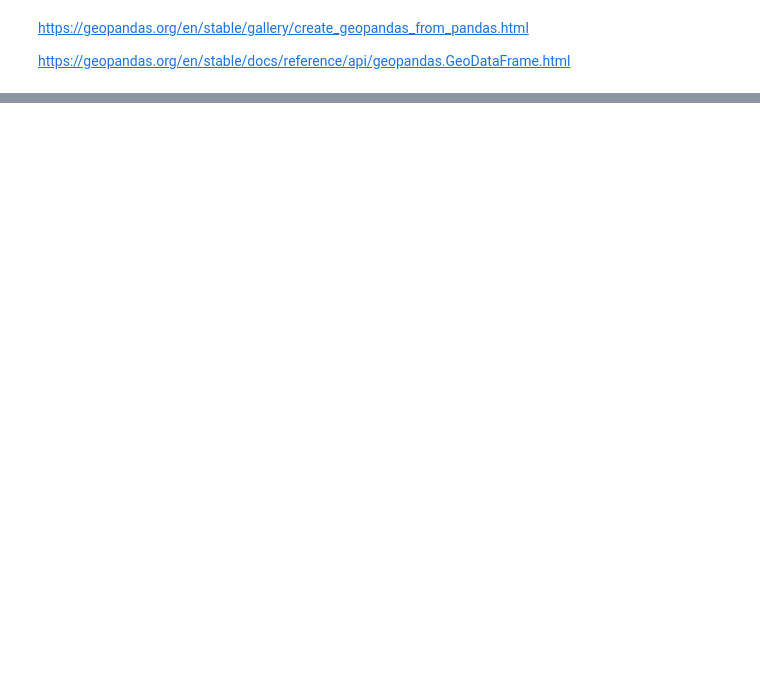
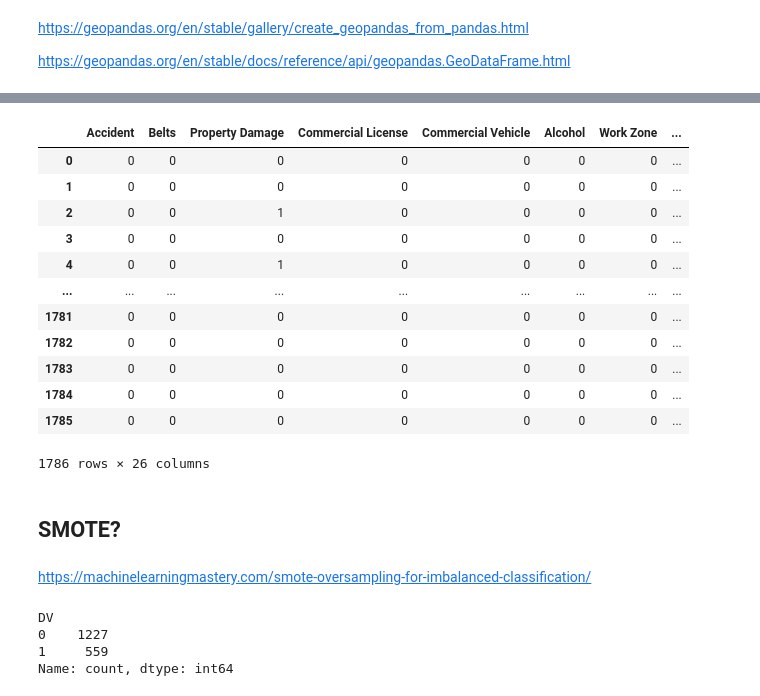
Before and after one commit to ishaqmarashy/red-light-traffic-violation-classification, a Jupyter notebook: models.ipynb, the cells around one changed output, grey strips where cells are left out. Saved outputs shown, nothing was run; the diff lists cells and outputs as text; code cells hidden in the pictures; blank space fills up the shorter version.

Commit message:
add feature reduction, engineering and smote

```diff
--- a/models.ipynb
+++ b/models.ipynb
@@ -145,0 +183,27 @@ merged_df.to_csv(csv_filename3)
+# %%
+from sklearn.preprocessing import LabelEncoder
+
+label_encoder = LabelEncoder()
+
+columns_to_encode =  ['State', 'VehicleType','Color', 'Race', 'Driver City',
+                       'Driver State', 'DL State', 'skyc1', 'Vehicle','Accident',
+                         'Belts', 'Property Damage', 'Commercial License',
+                         'Commercial Vehicle', 'Alcohol', 'Gender','Work Zone']
+
+for column in columns_to_encode:
+    df[column] =label_encoder.fit_transform(df[column])
+df
+# %% [output]
+|  | Accident | Belts | Property Damage | Commercial License | Commercial Vehicle | Alcohol | Work Zone | ... |
+| 0 | 0 | 0 | 0 | 0 | 0 | 0 | 0 | ... |
+| 1 | 0 | 0 | 0 | 0 | 0 | 0 | 0 | ... |
+| 2 | 0 | 0 | 1 | 0 | 0 | 0 | 0 | ... |
+| 3 | 0 | 0 | 0 | 0 | 0 | 0 | 0 | ... |
+| 4 | 0 | 0 | 1 | 0 | 0 | 0 | 0 | ... |
+| ... | ... | ... | ... | ... | ... | ... | ... | ... |
+| 1781 | 0 | 0 | 0 | 0 | 0 | 0 | 0 | ... |
+| 1782 | 0 | 0 | 0 | 0 | 0 | 0 | 0 | ... |
+| 1783 | 0 | 0 | 0 | 0 | 0 | 0 | 0 | ... |
+| 1784 | 0 | 0 | 0 | 0 | 0 | 0 | 0 | ... |
+| 1785 | 0 | 0 | 0 | 0 | 0 | 0 | 0 | ... |
+1786 rows × 26 columns
@@ -145,0 +227,11 @@ merged_df.to_csv(csv_filename3)
+# %% [markdown]
+## SMOTE?
+# %% [markdown]
+https://machinelearningmastery.com/smote-oversampling-for-imbalanced-classification/
+# %%
+y.value_counts()
+# %% [output]
+DV
+0    1227
+1     559
+Name: count, dtype: int64
```
Also changed, not shown: parts of 30 cells of this notebook, 6 other files.
